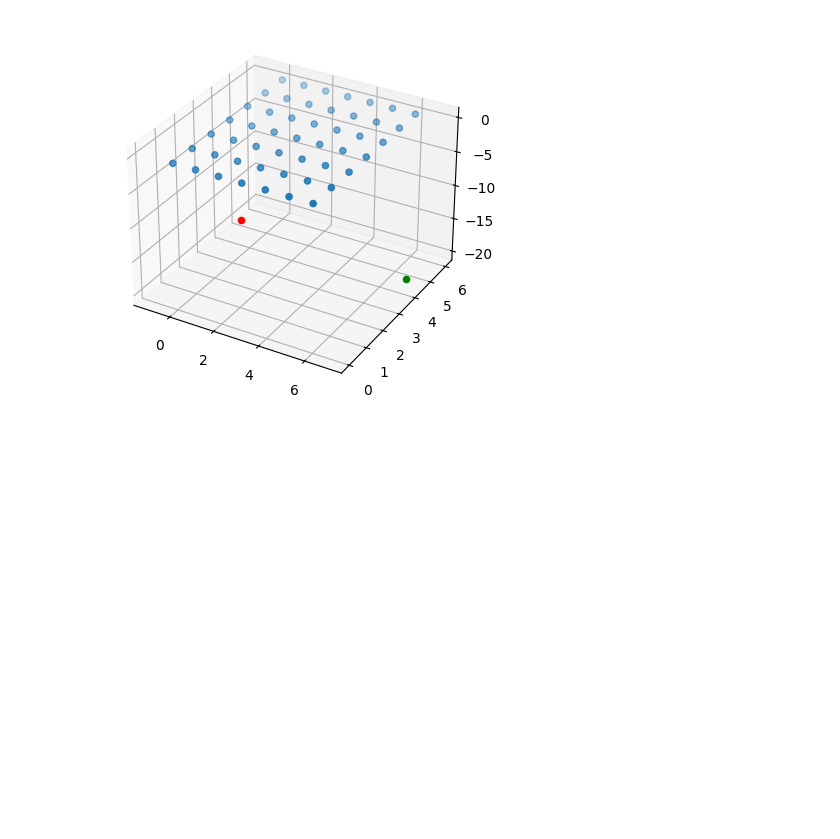
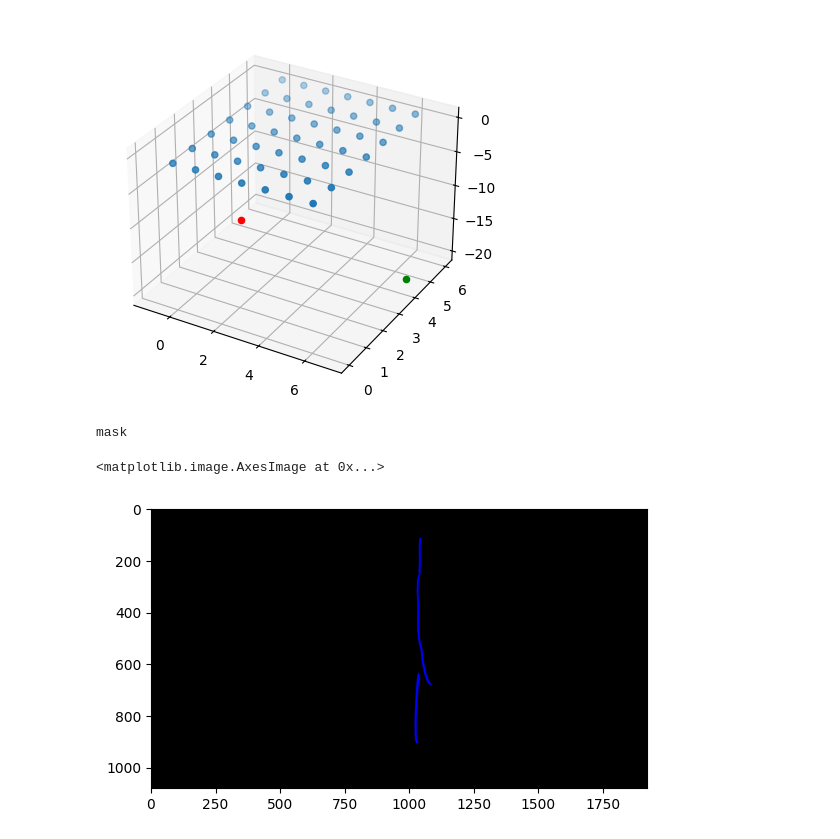
Before and after one commit to naj-S-V/image_processing, a Jupyter notebook: Lab3&4-StereovisionProject/solution.ipynb, the cells around one changed output. Cells and saved outputs as stored; diff of their text form; code cells hidden in the pictures; blank space fills up the shorter version.

```diff
--- a/Lab3&4-StereovisionProject/solution.ipynb
+++ b/Lab3&4-StereovisionProject/solution.ipynb
@@ -122,3 +104,21 @@ def plotDotWorld():
 plotDotWorld()
 # %% [output]
 [figure]
+# %%
+# Affiche le résultat de la fonction getImgLine(fname) pour une image donnée
+
+# Chargement de l'image
+img = cv.imread("scanRight/scan0011.png")  # Charge l'image spécifiée dans une variable
+
+# Application d'un seuillage pour isoler les éléments souhaités
+ret, mask = cv.threshold(img, 127, 255, cv.THRESH_TOZERO)
+# Seuil fixé à 127 : les pixels ayant une intensité inférieure à ce seuil sont mis à zéro
+# Méthode THRESH_TOZERO : conserve les pixels supérieurs au seuil sans modification
+
+# Affichage du masque obtenu
+print("mask")         # Indique dans la console que l'image affichée est le masque
+plt.imshow(mask)      # Affiche l'image transformée sous forme de masque
+# %% [output]
+mask
+<matplotlib.image.AxesImage at 0x...>
+[figure, added]
```
Also changed, not shown: parts of 4 cells of this notebook.
